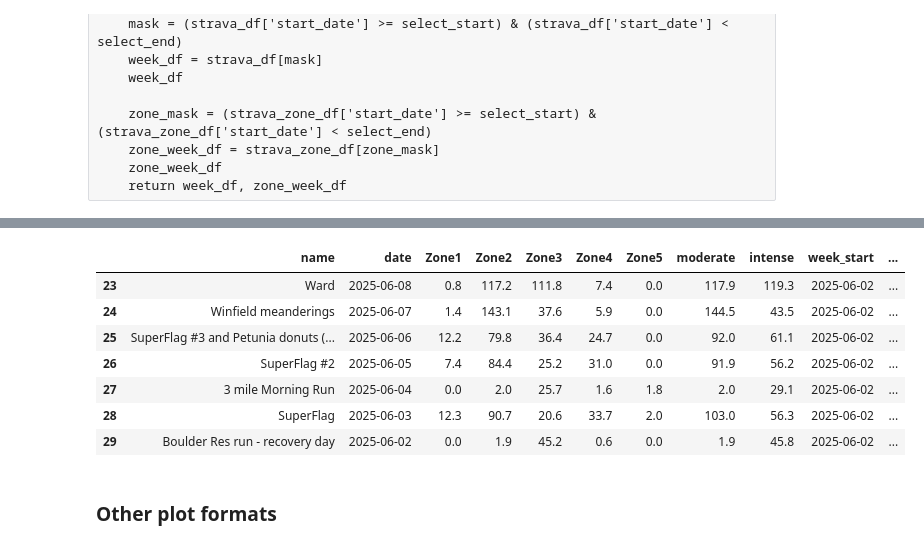
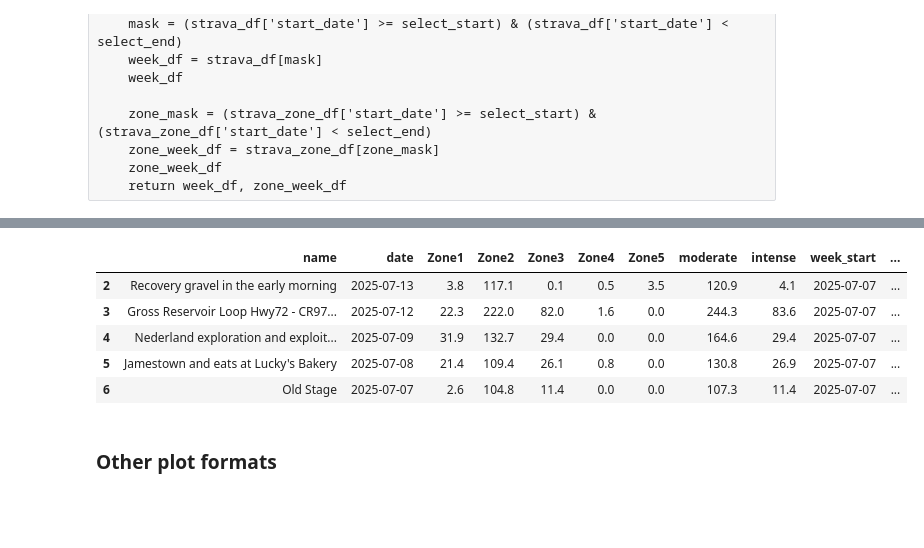
Before and after one commit to edterrell/healthy_heart, a Jupyter notebook: strava_API.ipynb, the cells around one changed output, grey strips where cells are left out. Saved outputs shown, nothing was run; the diff lists cells and outputs as text; code cells hidden in the pictures; blank space fills up the shorter version.

```diff
--- a/strava_API.ipynb
+++ b/strava_API.ipynb
@@ -117,10 +125,11 @@ strava_zone_df.head(1)
 ### Recent activities only!
 # %%
 # select date to start new activities data collection
-startdate_string = '2025-07-01'
-enddate_string = '2026-02-10'
+startdate_string = '2024-01-01'
+enddate_string = '2024-03-01'
+num_of_activities_for_upload = 30
 
-# change date to unix integer format
+# change date to unix integer format with mktime
 start_date = int(time.mktime(time.strptime(startdate_string, '%Y-%m-%d')))
 end_date = int(time.mktime(time.strptime(enddate_string, '%Y-%m-%d')))
 
@@ -153,7 +162,7 @@ while True:
             # breaks out of for loop only
             break
         # set number of activites (strava maximum is 100/15 minutes)
-        if len(activities) >= 30:
+        if len(activities) >= num_of_activities_for_upload:
             stop_fetching = True
             # breaks out of for loop only
             break
@@ -175,5 +184,7 @@ if strava_df.empty:
     new_activities_df = recent_df.copy()
 else:
     new_activities_df = recent_df[~recent_df.id.isin(strava_df.id)].copy()
+
+# display df of new activities
 new_activities_df
 # %% [output]
@@ -307,7 +304,7 @@ plt.show()
 # %%
 # default start is current week
 start = week_summary.sort_values('week_start',ascending=False).iloc[0,0]
-start = "2025-06-02" # <-- select custom week starting date
+start = "2025-07-07" # <-- select custom week starting date
 # %% [raw]
 def display_detail_week(start, strava_df, strava_zone_df):
     select_start = pd.Timestamp(start, tz='UTC')
@@ -322,9 +319,10 @@ def display_detail_week(start, strava_df, strava_zone_df):
     return week_df, zone_week_df
 # %%
 week_df, zone_week_df = display_detail_week(start, strava_df, strava_zone_df)
-week_df
+week_df[['id','name', 'date', 'sport', 'distance', 'time', 'speed', 'elev_gain',
+       'avg_HR', 'max_HR', 'suffer_score']]
 zone_week_df[['name','date','Zone1', 'Zone2',
        'Zone3', 'Zone4', 'Zone5', 'moderate', 'intense', 'week_start',
-       'weekly_intense', 'weekly_moderate', 'weekly_suffer_score']]
+       'weekly_intense']]
 # %% [output]
 |  | id | name | date | sport | distance | time | speed | elev_gain | avg_HR | max_HR | ... |
@@ -338,11 +334,9 @@ zone_week_df[['name','date','Zone1', 'Zone2',
 |  | name | date | Zone1 | Zone2 | Zone3 | Zone4 | Zone5 | moderate | intense | week_start | ... |
-| 23 | Ward | 2025-06-08 | 0.8 | 117.2 | 111.8 | 7.4 | 0.0 | 117.9 | 119.3 | 2025-06-02 | ... |
-| 24 | Winfield meanderings | 2025-06-07 | 1.4 | 143.1 | 37.6 | 5.9 | 0.0 | 144.5 | 43.5 | 2025-06-02 | ... |
-| 25 | SuperFlag #3 and Petunia donuts (... | 2025-06-06 | 12.2 | 79.8 | 36.4 | 24.7 | 0.0 | 92.0 | 61.1 | 2025-06-02 | ... |
-| 26 | SuperFlag #2 | 2025-06-05 | 7.4 | 84.4 | 25.2 | 31.0 | 0.0 | 91.9 | 56.2 | 2025-06-02 | ... |
-| 27 | 3 mile Morning Run | 2025-06-04 | 0.0 | 2.0 | 25.7 | 1.6 | 1.8 | 2.0 | 29.1 | 2025-06-02 | ... |
-| 28 | SuperFlag | 2025-06-03 | 12.3 | 90.7 | 20.6 | 33.7 | 2.0 | 103.0 | 56.3 | 2025-06-02 | ... |
-| 29 | Boulder Res run - recovery day | 2025-06-02 | 0.0 | 1.9 | 45.2 | 0.6 | 0.0 | 1.9 | 45.8 | 2025-06-02 | ... |
+| 2 | Recovery gravel in the early morning | 2025-07-13 | 3.8 | 117.1 | 0.1 | 0.5 | 3.5 | 120.9 | 4.1 | 2025-07-07 | ... |
+| 3 | Gross Reservoir Loop Hwy72 - CR97... | 2025-07-12 | 22.3 | 222.0 | 82.0 | 1.6 | 0.0 | 244.3 | 83.6 | 2025-07-07 | ... |
+| 4 | Nederland exploration and exploit... | 2025-07-09 | 31.9 | 132.7 | 29.4 | 0.0 | 0.0 | 164.6 | 29.4 | 2025-07-07 | ... |
+| 5 | Jamestown and eats at Lucky's Bakery | 2025-07-08 | 21.4 | 109.4 | 26.1 | 0.8 | 0.0 | 130.8 | 26.9 | 2025-07-07 | ... |
+| 6 | Old Stage | 2025-07-07 | 2.6 | 104.8 | 11.4 | 0.0 | 0.0 | 107.3 | 11.4 | 2025-07-07 | ... |
 # %% [markdown]
 ### Other plot formats
 # %%
```
Also changed, not shown: parts of 21 cells of this notebook.
